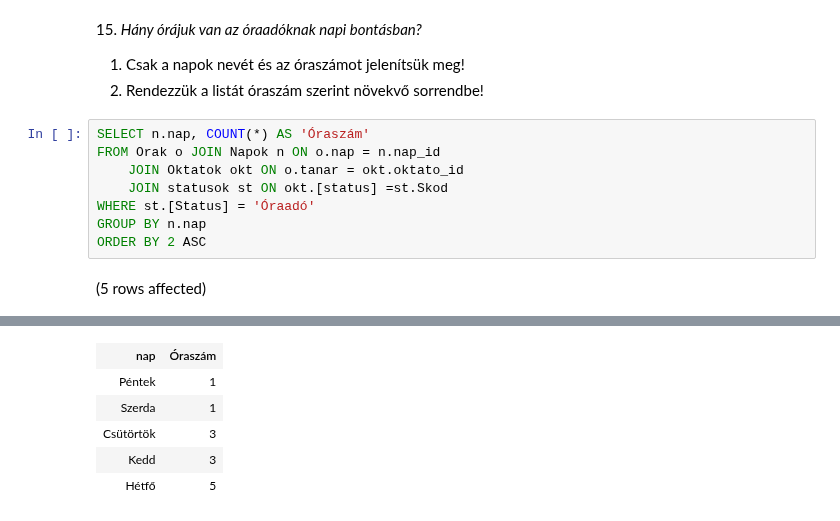
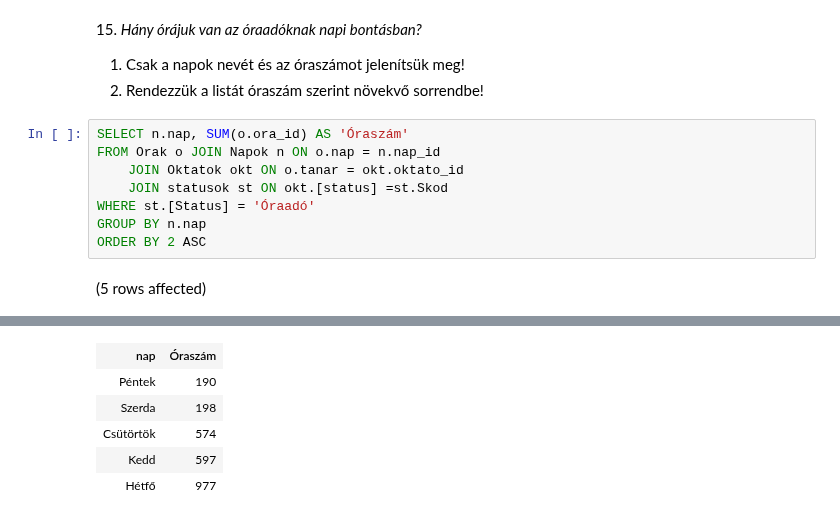
Before and after one commit to Dobo-Lilla/adatbazisok, a Jupyter notebook: gyakorlat03_feladatok.ipynb, the cells around one changed output, grey strips where cells are left out. Drawn from its saved outputs; the diff is of its cells as text.

```diff
--- a/gyakorlat03_feladatok.ipynb
+++ b/gyakorlat03_feladatok.ipynb
@@ -208,7 +232,7 @@ Total execution time: 00:00:00.005
 1. Csak a napok nevét és az óraszámot jelenítsük meg!
 2. Rendezzük a listát óraszám szerint növekvő sorrendbe!
 # %%
-SELECT n.nap, COUNT(*) AS 'Óraszám'
+SELECT n.nap, SUM(o.ora_id) AS 'Óraszám'
 FROM Orak o JOIN Napok n ON o.nap = n.nap_id
     JOIN Oktatok okt ON o.tanar = okt.oktato_id
     JOIN statusok st ON okt.[status] =st.Skod
@@ -221,6 +245,6 @@ Total execution time: 00:00:00.015
 | nap | Óraszám |
-| Péntek | 1 |
-| Szerda | 1 |
-| Csütörtök | 3 |
-| Kedd | 3 |
-| Hétfő | 5 |
+| Péntek | 190 |
+| Szerda | 198 |
+| Csütörtök | 574 |
+| Kedd | 597 |
+| Hétfő | 977 |
```
Also changed, not shown: parts of 2 cells of this notebook.
